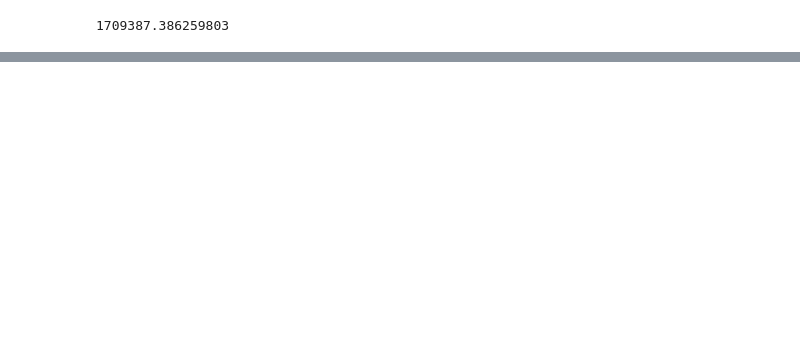
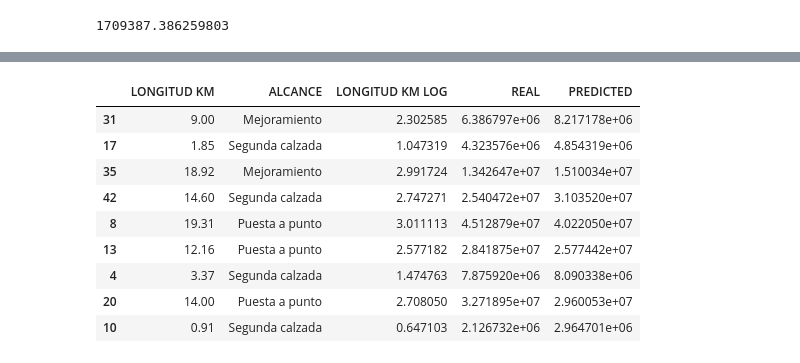
Before and after one commit to ForeroAlejandroGit/practicum, a Jupyter notebook: notebooks/eda.ipynb, the cells around one changed output, grey strips where cells are left out. Saved outputs shown, nothing was run; the diff lists cells and outputs as text; code cells hidden in the pictures; blank space fills up the shorter version.

```diff
--- a/notebooks/eda.ipynb
+++ b/notebooks/eda.ipynb
@@ -183,0 +260,15 @@ df_cleaned = remove_outliers(df)[['LONGITUD KM', 'ALCANCE', '2.2 TRAZADO Y DISE
+# %%
+Xte['REAL'] = yte
+Xte['PREDICTED'] = yp
+Xte
+# %% [output]
+|  | LONGITUD KM | ALCANCE | LONGITUD KM LOG | REAL | PREDICTED |
+| 31 | 9.00 | Mejoramiento | 2.302585 | 6.386797e+06 | 8.217178e+06 |
+| 17 | 1.85 | Segunda calzada | 1.047319 | 4.323576e+06 | 4.854319e+06 |
+| 35 | 18.92 | Mejoramiento | 2.991724 | 1.342647e+07 | 1.510034e+07 |
+| 42 | 14.60 | Segunda calzada | 2.747271 | 2.540472e+07 | 3.103520e+07 |
+| 8 | 19.31 | Puesta a punto | 3.011113 | 4.512879e+07 | 4.022050e+07 |
+| 13 | 12.16 | Puesta a punto | 2.577182 | 2.841875e+07 | 2.577442e+07 |
+| 4 | 3.37 | Segunda calzada | 1.474763 | 7.875920e+06 | 8.090338e+06 |
+| 20 | 14.00 | Puesta a punto | 2.708050 | 3.271895e+07 | 2.960053e+07 |
+| 10 | 0.91 | Segunda calzada | 0.647103 | 2.126732e+06 | 2.964701e+06 |
```
Also changed, not shown: parts of 3 cells of this notebook.
